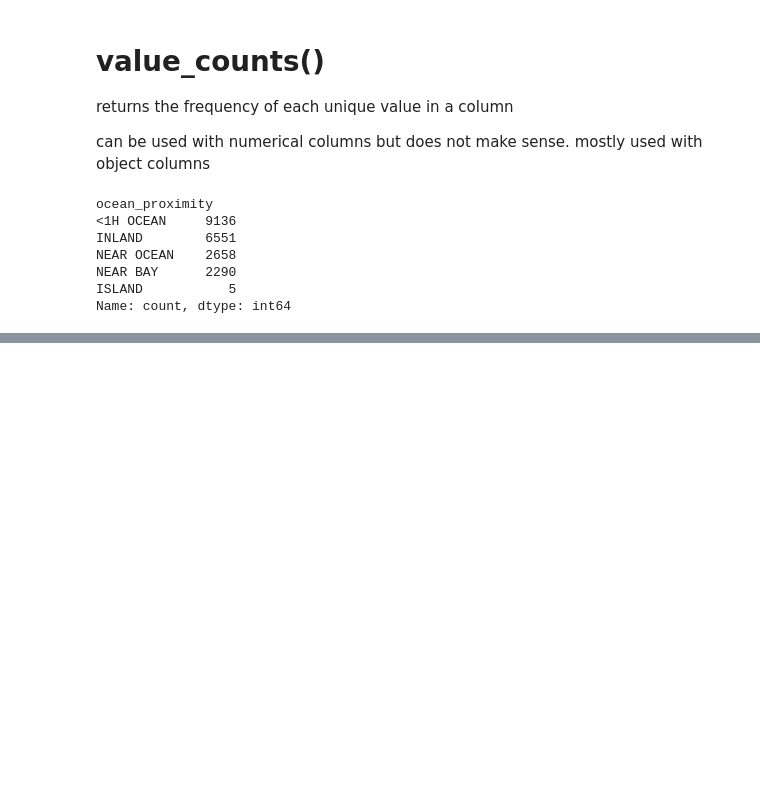
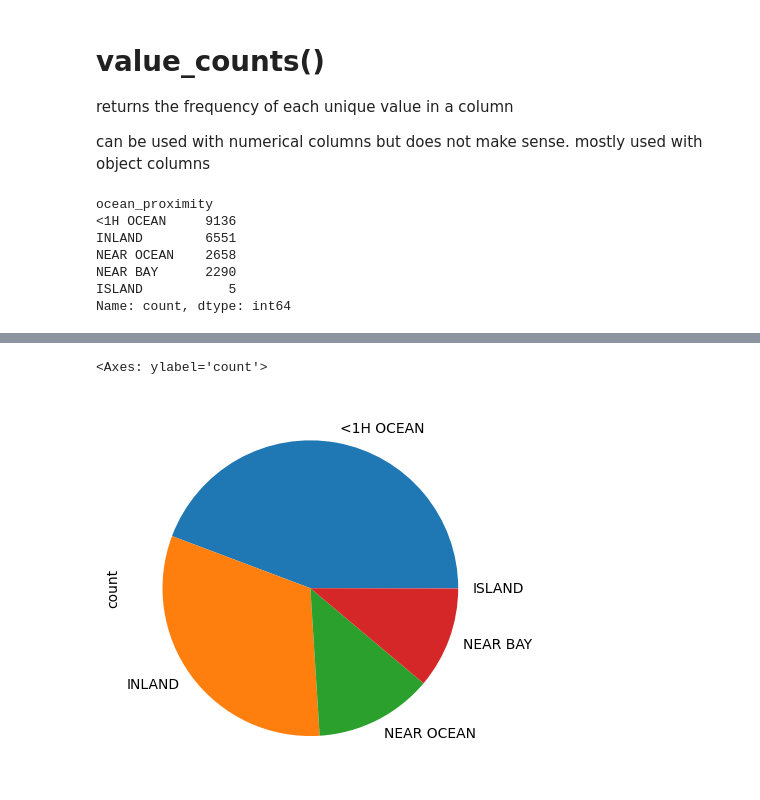
Before and after one commit to Manya-tech/Machine-Learning, a Jupyter notebook: ML_Basics/Pandas.ipynb, the cells around one changed output, grey strips where cells are left out. Cells and saved outputs as stored; diff of their text form; code cells hidden in the pictures; blank space fills up the shorter version.

```diff
--- a/ML_Basics/Pandas.ipynb
+++ b/ML_Basics/Pandas.ipynb
@@ -234,0 +254,5 @@ Name: count, dtype: int64
+# %%
+df['ocean_proximity'].value_counts().plot(kind = 'pie')
+# %% [output]
+<Axes: ylabel='count'>
+[figure, added]
```
Also changed, not shown: parts of 127 cells of this notebook, 5 other files.
